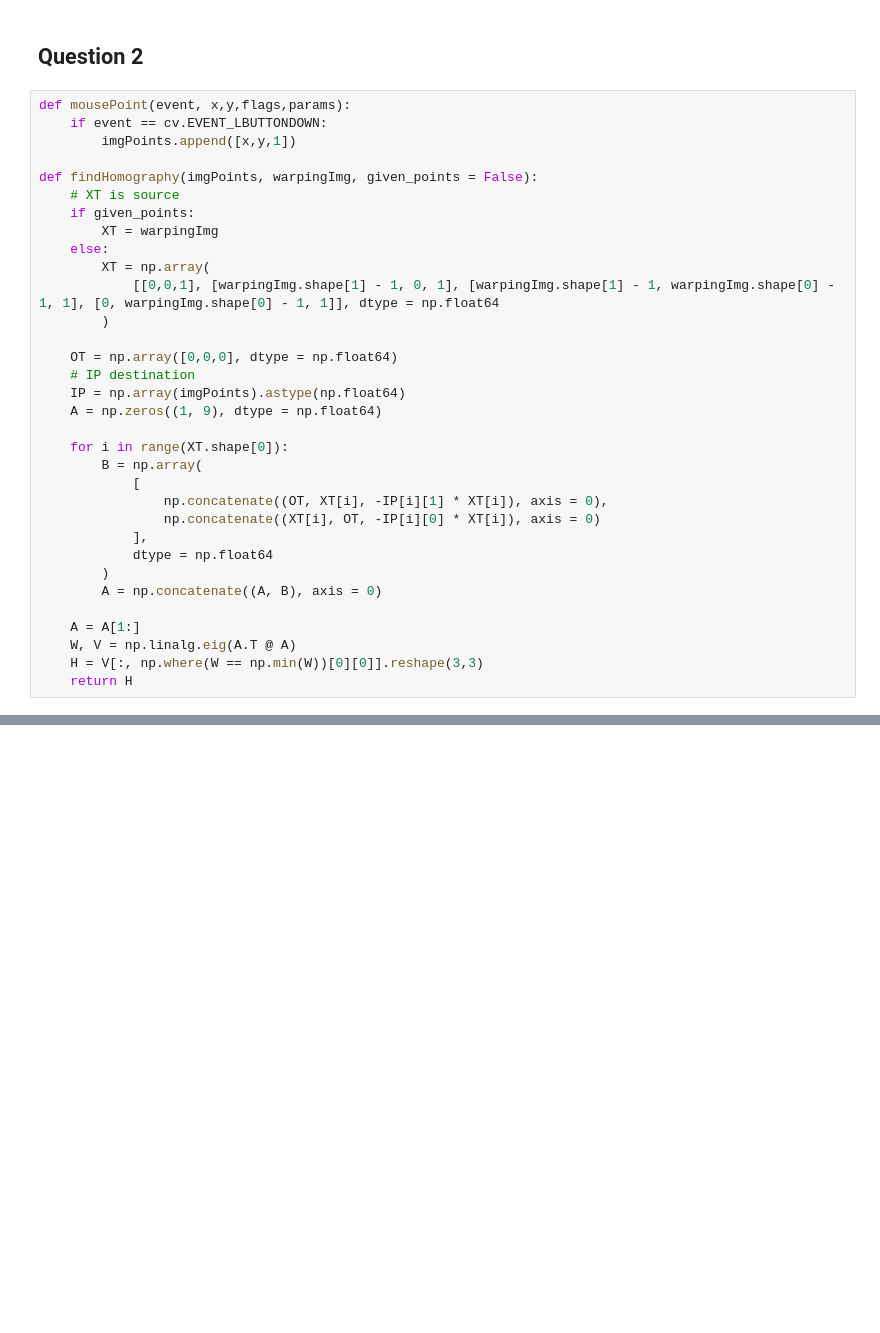
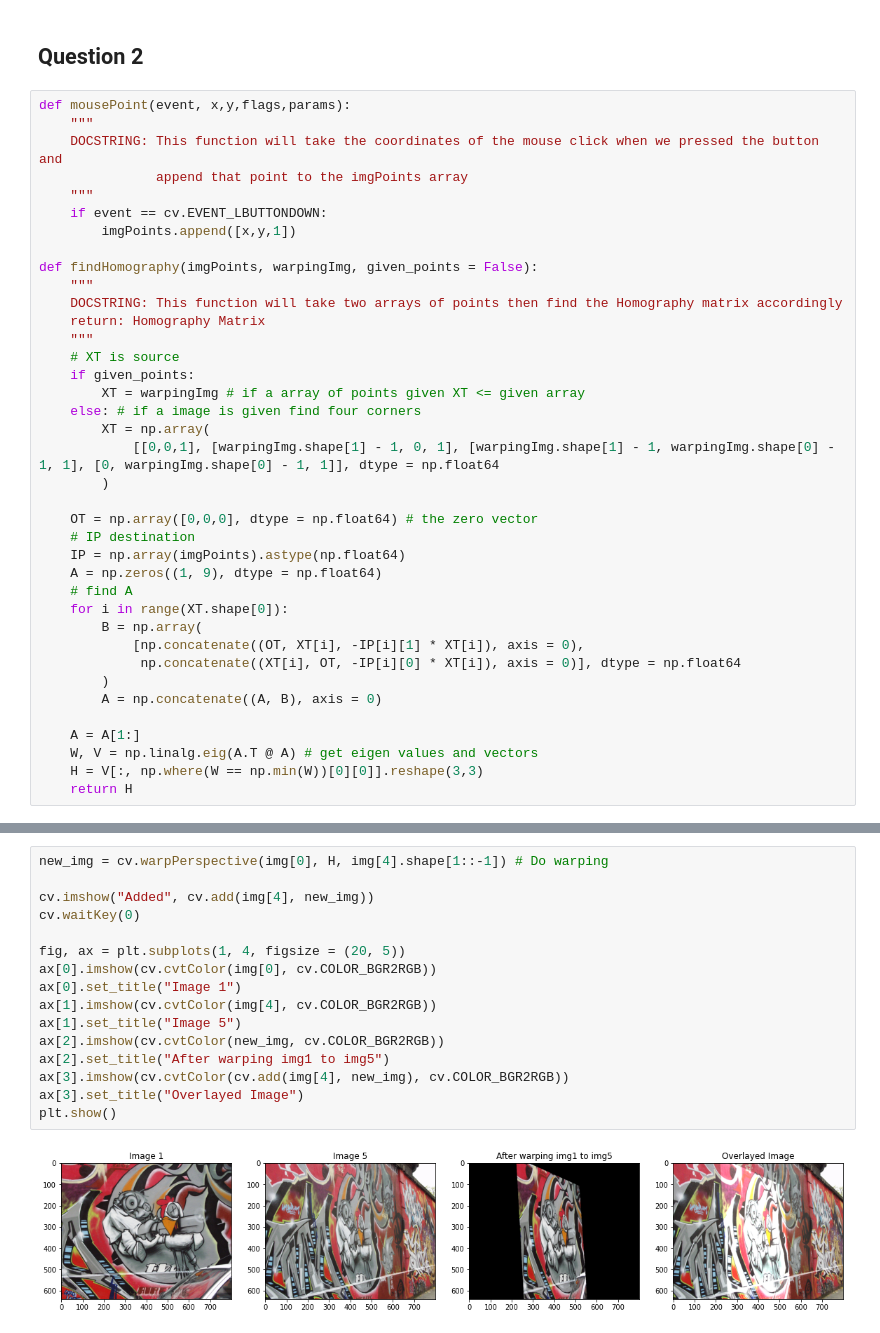
Before and after one commit to YSK-Machine-Vision-EN2550/Assignment_2, a Jupyter notebook: 190301H_a02.ipynb, the cells around one changed output, grey strips where cells are left out. Cells and saved outputs as stored; diff of their text form; blank space fills up the shorter version.

```diff
--- a/190301H_a02.ipynb
+++ b/190301H_a02.ipynb
@@ -99,35 +99,40 @@ plt.show()
 ## Question 2
 # %%
 def mousePoint(event, x,y,flags,params):
+    """
+    DOCSTRING: This function will take the coordinates of the mouse click when we pressed the button and
+               append that point to the imgPoints array
+    """
     if event == cv.EVENT_LBUTTONDOWN:
         imgPoints.append([x,y,1])
 
 def findHomography(imgPoints, warpingImg, given_points = False):
+    """
+    DOCSTRING: This function will take two arrays of points then find the Homography matrix accordingly
+    return: Homography Matrix
+    """
     # XT is source
     if given_points:
-        XT = warpingImg
-    else:
+        XT = warpingImg # if a array of points given XT <= given array
+    else: # if a image is given find four corners
         XT = np.array(
             [[0,0,1], [warpingImg.shape[1] - 1, 0, 1], [warpingImg.shape[1] - 1, warpingImg.shape[0] - 1, 1], [0, warpingImg.shape[0] - 1, 1]], dtype = np.float64
         )
 
-    OT = np.array([0,0,0], dtype = np.float64)
+    OT = np.array([0,0,0], dtype = np.float64) # the zero vector
     # IP destination
     IP = np.array(imgPoints).astype(np.float64)
     A = np.zeros((1, 9), dtype = np.float64)
-
+    # find A
     for i in range(XT.shape[0]):
         B = np.array(
-            [
-                np.concatenate((OT, XT[i], -IP[i][1] * XT[i]), axis = 0),
-                np.concatenate((XT[i], OT, -IP[i][0] * XT[i]), axis = 0)
-            ],
-            dtype = np.float64
+            [np.concatenate((OT, XT[i], -IP[i][1] * XT[i]), axis = 0),
+             np.concatenate((XT[i], OT, -IP[i][0] * XT[i]), axis = 0)], dtype = np.float64
         )
         A = np.concatenate((A, B), axis = 0)
 
     A = A[1:]
-    W, V = np.linalg.eig(A.T @ A)
+    W, V = np.linalg.eig(A.T @ A) # get eigen values and vectors
     H = V[:, np.where(W == np.min(W))[0][0]].reshape(3,3)
     return H
 # %%
@@ -266,0 +282,18 @@ plt.show()
+# %%
+new_img = cv.warpPerspective(img[0], H, img[4].shape[1::-1]) # Do warping
+
+cv.imshow("Added", cv.add(img[4], new_img))
+cv.waitKey(0)
+
+fig, ax = plt.subplots(1, 4, figsize = (20, 5))
+ax[0].imshow(cv.cvtColor(img[0], cv.COLOR_BGR2RGB))
+ax[0].set_title("Image 1")
+ax[1].imshow(cv.cvtColor(img[4], cv.COLOR_BGR2RGB))
+ax[1].set_title("Image 5")
+ax[2].imshow(cv.cvtColor(new_img, cv.COLOR_BGR2RGB))
+ax[2].set_title("After warping img1 to img5")
+ax[3].imshow(cv.cvtColor(cv.add(img[4], new_img), cv.COLOR_BGR2RGB))
+ax[3].set_title("Overlayed Image")
+plt.show()
+# %% [output]
+[figure, added]
```
Also changed, not shown: parts of 15 cells of this notebook, 6 other files.
